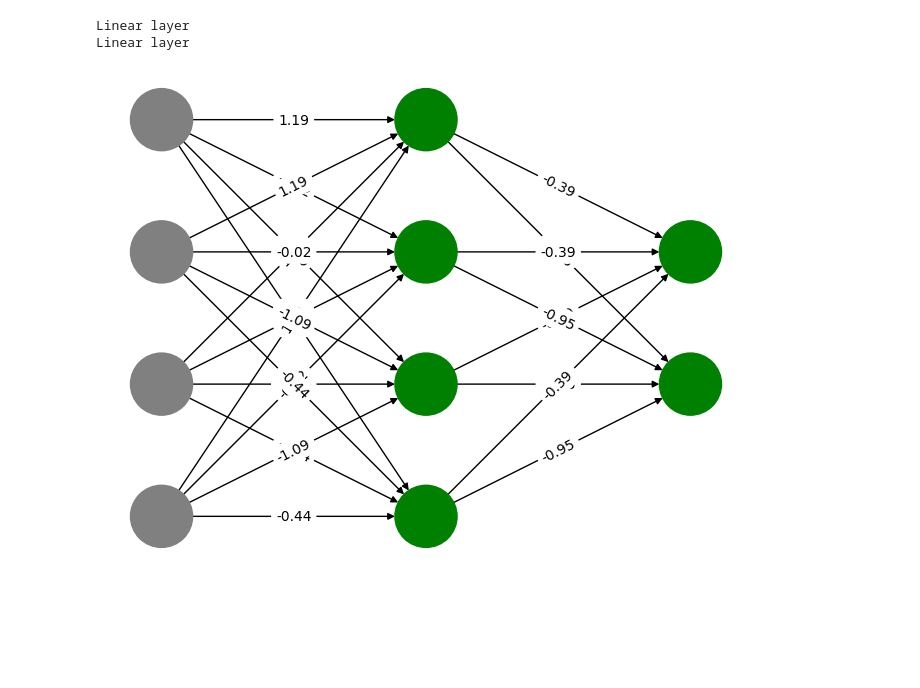
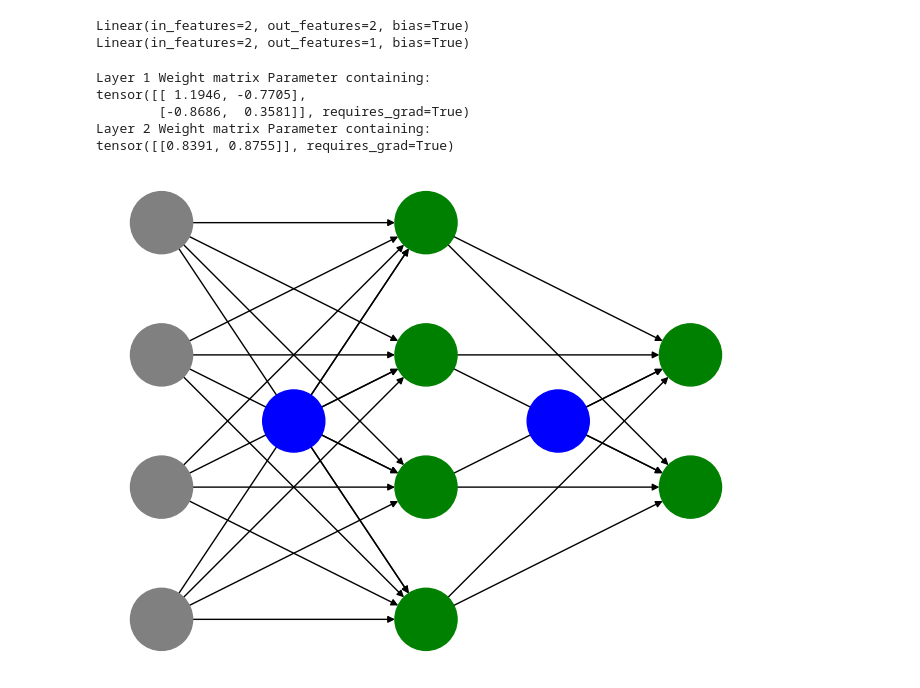
Before and after one commit to sidb70/gmn, a Jupyter notebook: param_graph_testing.ipynb, the cells around one changed output. Cells and saved outputs as stored; diff of their text form; code cells hidden in the pictures; blank space fills up the shorter version.

Commit message:
bias nodes

```diff
--- a/param_graph_testing.ipynb
+++ b/param_graph_testing.ipynb
@@ -4,11 +4,12 @@ import torch.nn as nn
 import networkx as nx
 import matplotlib.pyplot as plt
 # %%
-inp = torch.randn(2, 2)
+# 2d input (2, n)
+inp = torch.randn(2,2)
 input_shape = inp.shape
 net = nn.Sequential(
     #nn.Conv2d(in_channels=1, out_channels=2, kernel_size=2, stride=2),
-    nn.Linear(2, 2),
+    nn.Linear(input_shape[1], 2),
     nn.Linear(2, 1),
 )
 # xavier initialization
@@ -21,51 +22,81 @@ def init_weights(m):
         m.bias.data.fill_(0.01)
 net.apply(init_weights)
 for layer in net:
-    #print(layer)
-    # print(type(layer))
-    if isinstance(layer, nn.Linear):
-        print("Linear layer")
+    print(layer)
 # %% [output]
-Linear layer
-Linear layer
+Linear(in_features=2, out_features=2, bias=True)
+Linear(in_features=2, out_features=1, bias=True)
 # %%
 G = nx.DiGraph()
+
+layer_type_map = {
+    'input': 0,
+    'linear': 1,
+    'conv2d': 2,
+    'bias': 3
+}
 
 inp_layer = torch.zeros_like(inp)
 prev_layer = inp_layer
 for i in range(prev_layer.shape[0]):
     for j in range(prev_layer.shape[1]):
         G.add_node(f'0_{i}_{j}')
         G.nodes[f'0_{i}_{j}']['subset_key'] = 0
+        G.nodes[f'0_{i}_{j}']['type'] = layer_type_map['input']
 
-layer_num=1
+subset_key=1
 for i,layer in enumerate(net):
+    layer_num =i+1
     if isinstance(layer, nn.Linear):
         weight_matrix = layer.weight
-        bias = layer.bias
-
+        print("Layer", layer_num, "Weight matrix", weight_matrix)
+        # if bias
+        bias_node = None
+        if layer.bias is not None:
+            bias_node = f'{layer_num}_b_{weight_matrix.shape[0]}'
+            G.add_node(bias_node)
+            G.nodes[bias_node]['subset_key'] = subset_key
+            G.nodes[bias_node]['type'] = layer_type_map['bias']
+        subset_key+=1
         for i in range(weight_matrix.shape[0]):
             for j in range(weight_matrix.shape[1]):
                 G.add_node(f'{layer_num}_{i}_{j}')
-                G.nodes[f'{layer_num}_{i}_{j}']['subset_key'] = layer_num
+                G.nodes[f'{layer_num}_{i}_{j}']['subset_key'] = subset_key
+                G.nodes[f'{layer_num}_{i}_{j}']['type'] = layer_type_map['linear']
+                if bias_node is not None:
+                    weight = round(layer.bias[i].item(), 2)
+                    G.add_edge(bias_node, f'{layer_num}_{i}_{j}', weight=weight)
                 for k in range(prev_layer.shape[0]):
                     for l in range(prev_layer.shape[1]):
                         weight = round(weight_matrix[i][j].item(), 2)
                         G.add_edge(f'{layer_num-1}_{k}_{l}', f'{layer_num}_{i}_{j}', weight=weight)
-    layer_num+=1
+
+        subset_key+=1
 
 # Ensure all nodes have a 'subset_key' attribute
 for node in G.nodes():
     if 'subset_key' not in G.nodes[node]:
         G.nodes[node]['subset_key'] = 0  # or any default value
 
-# draw input nodes as gray, linear nodes as green
-color_map =['gray' if node.startswith('0_') else 'green' for node in G.nodes()]
+# draw input nodes as gray, linear nodes as green, bias as blue
+color_map = []
+for node in G.nodes():
+    if G.nodes[node]['type'] == layer_type_map['input']:
+        color_map.append('gray')
+    elif G.nodes[node]['type'] == layer_type_map['linear']:
+        color_map.append('green')
+    else:
+        color_map.append('blue')
 # use  multipartite_layout to position nodes based on their subset_key. show weights
 pos = nx.multipartite_layout(G, subset_key='subset_key')
 nx.draw(G, pos, with_labels=False, node_color=color_map, node_size=2000, font_size=10)
-edge_labels = nx.get_edge_attributes(G, 'weight')
-nx.draw_networkx_edge_labels(G, pos, edge_labels=edge_labels)
+# edge_labels = nx.get_edge_attributes(G, 'weight')
+# nx.draw_networkx_edge_labels(G, pos, edge_labels=edge_labels)
 plt.show()
 # %% [output]
+Layer 1 Weight matrix Parameter containing:
+tensor([[ 1.1946, -0.7705],
+        [-0.8686,  0.3581]], requires_grad=True)
+Layer 2 Weight matrix Parameter containing:
+tensor([[0.8391, 0.8755]], requires_grad=True)
-[figure, old version]
+[figure, new version]
```
